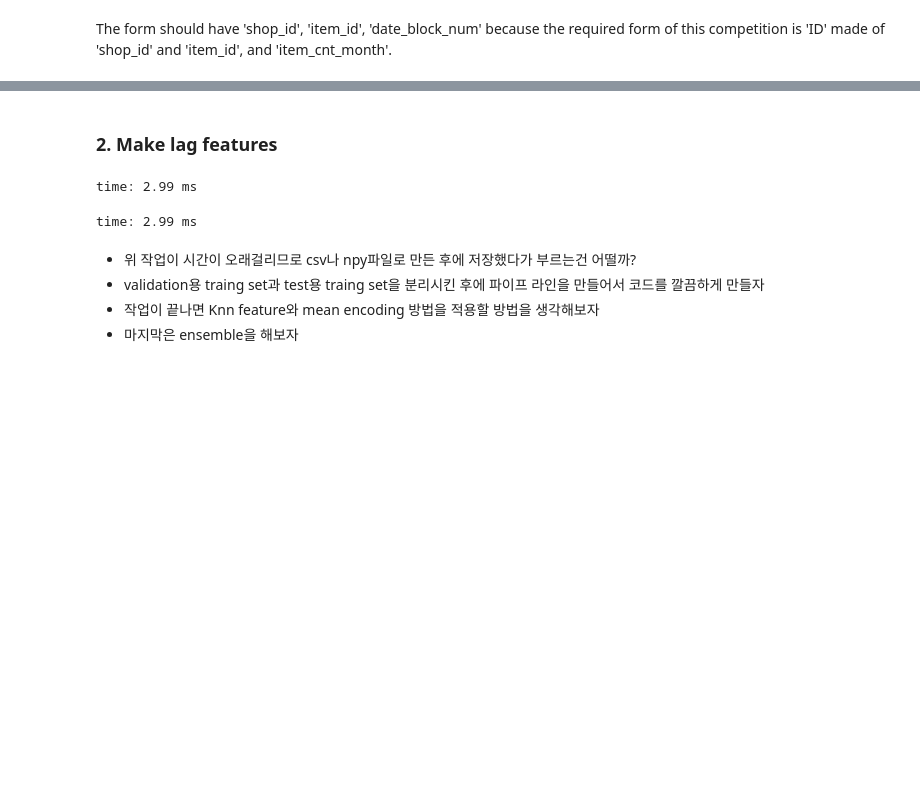
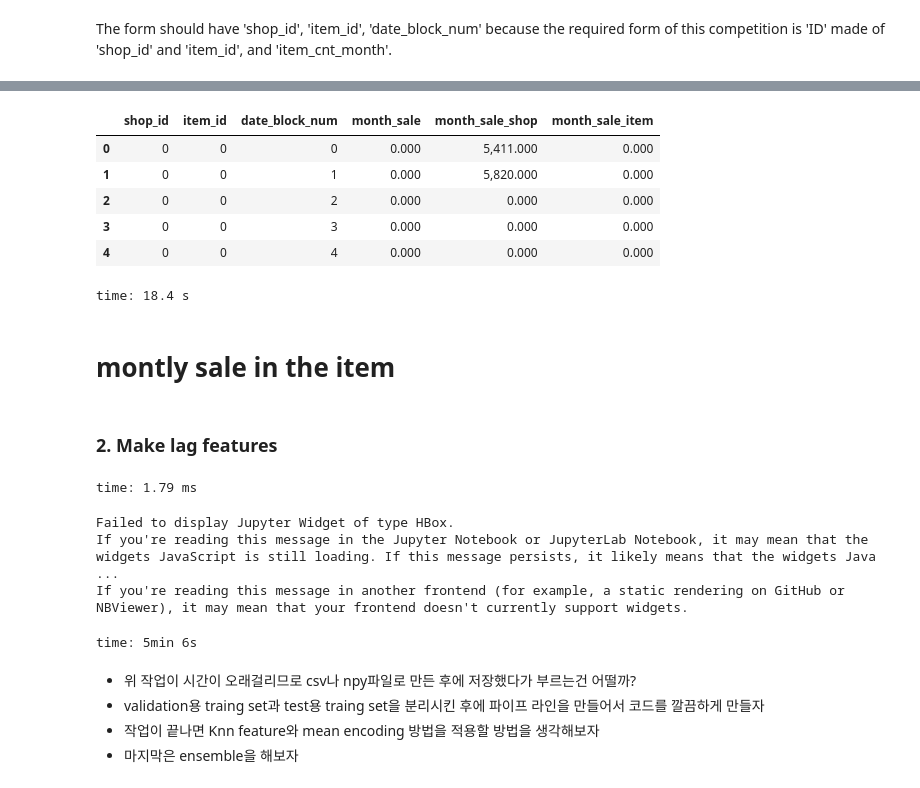
Before and after one commit to encredible/kaggle-solution, a Jupyter notebook: competitive-data-science-final-project/solution.ipynb, the cells around one changed output, grey strips where cells are left out. Drawn from its saved outputs; the diff is of its cells as text; code cells hidden in the pictures; blank space fills up the shorter version.

```diff
--- a/competitive-data-science-final-project/solution.ipynb
+++ b/competitive-data-science-final-project/solution.ipynb
@@ -292,0 +301,2 @@ time: 3.99 ms
+# %%
+df.month_sale = df.month_sale.values.clip(0,20)
@@ -292,0 +307,5 @@ time: 3.99 ms
+# %%
+shop_gb = df.groupby(['shop_id', 'date_block_num'], as_index=False).sum()
+shop_gb = shop_gb.rename(columns={'month_sale':'month_sale_shop'})
+shop_gb = shop_gb.drop(columns=['item_id'])
+shop_gb.head()
@@ -292,0 +320,6 @@ time: 3.99 ms
+# %%
+# 총합을 주는게 좋을까 전체 샵의 수로 나누는게 좋을까? 샵에 대해서는 어쩔까?
+item_gb = df.groupby(['item_id', 'date_block_num'], as_index=False).sum()
+item_gb = item_gb.rename(columns={'month_sale':'month_sale_item'})
+item_gb = item_gb.drop(columns=['shop_id'])
+item_gb.head()
@@ -292,0 +334,3 @@ time: 3.99 ms
+# %%
+df = df.merge(shop_gb, how='left').fillna(0)
+df.head()
@@ -293,29 +345,47 @@ time: 3.99 ms
+# %%
+df = df.merge(item_gb, how='left').fillna(0)
+df.head()
+# %% [output]
+|  | shop_id | item_id | date_block_num | month_sale | month_sale_shop | month_sale_item |
+| 0 | 0 | 0 | 0 | 0.000 | 5,411.000 | 0.000 |
+| 1 | 0 | 0 | 1 | 0.000 | 5,820.000 | 0.000 |
+| 2 | 0 | 0 | 2 | 0.000 | 0.000 | 0.000 |
+| 3 | 0 | 0 | 3 | 0.000 | 0.000 | 0.000 |
+| 4 | 0 | 0 | 4 | 0.000 | 0.000 | 0.000 |
+time: 18.4 s
+# %% [markdown]
+# montly sale in the item
 # %% [markdown]
 ### 2. Make lag features
-# %%
-shift_range = [i for i in range(1, 13)]
-# %% [output]
-time: 2.99 ms
+# %%
+#12개월 전체를 할 수도 있고 일부를 할 수도 있다. 난 여기서 일부만 사용
+#ensembling에선 1~5,12를 사용
+
+shift_range = [1,2,3,12]
+# %% [output]
+time: 1.79 ms
 # %%
-# # List of columns that we will use to create lags
-# cols_to_rename = list(df.columns.difference(index_cols))
+# List of columns that we will use to create lags
+cols_to_rename = list(df.columns.difference(index_cols))
 
+lag_df = df
 
-# lag_df = df
+for month_shift in tqdm_notebook(shift_range):
+    train_shift = lag_df[index_cols + cols_to_rename].copy()
+    train_shift['date_block_num'] = train_shift['date_block_num'] + month_shift
 
-# for month_shift in tqdm_notebook(shift_range):
-#     train_shift = lag_df[index_cols + cols_to_rename].copy()
-#     train_shift['date_block_num'] = train_shift['date_block_num'] + month_shift
+    foo = lambda x: '{}_lag_{}'.format(x, month_shift) if x in cols_to_rename else x
+    train_shift = train_shift.rename(columns=foo)
 
-#     foo = lambda x: '{}_lag_{}'.format(x, month_shift) if x in cols_to_rename else x
-#     train_shift = train_shift.rename(columns=foo)
-
-#     lag_df = lag_df.merge(train_shift, how='outer')
-#     del train_shift
-#     lag_df = downcast_dtypes(lag_df)
-#     gc.collect()
+    lag_df = lag_df.merge(train_shift, how='outer')
+    del train_shift
+    lag_df = downcast_dtypes(lag_df)
+    gc.collect()
 # %% [output]
-time: 2.99 ms
+Failed to display Jupyter Widget of type HBox.
+If you're reading this message in the Jupyter Notebook or JupyterLab Notebook, it may mean that the widgets JavaScript is still loading. If this message persists, it likely means that the widgets Java ...
+If you're reading this message in another frontend (for example, a static rendering on GitHub or NBViewer), it may mean that your frontend doesn't currently support widgets.
+time: 5min 6s
 # %% [markdown]
 - 위 작업이 시간이 오래걸리므로 csv나 npy파일로 만든 후에 저장했다가 부르는건 어떨까?
 - validation용 traing set과 test용 traing set을 분리시킨 후에 파이프 라인을 만들어서 코드를 깔끔하게 만들자
```
Also changed, not shown: parts of 46 cells of this notebook, 1 other file.
